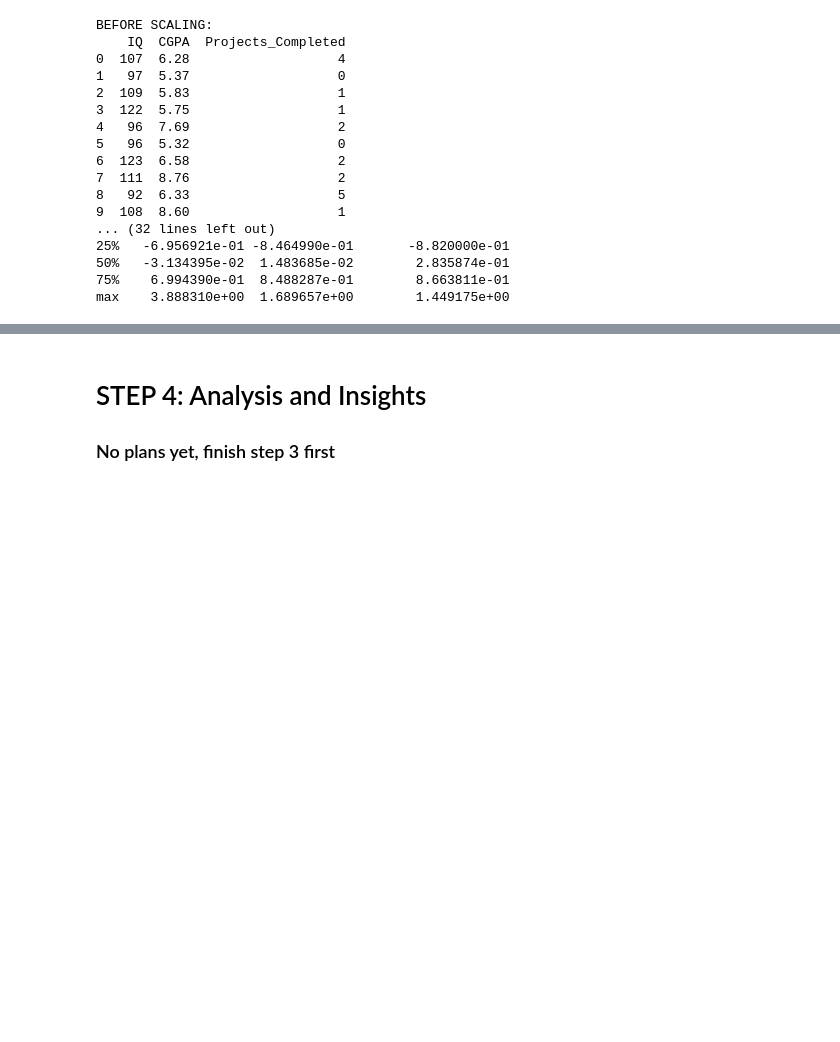
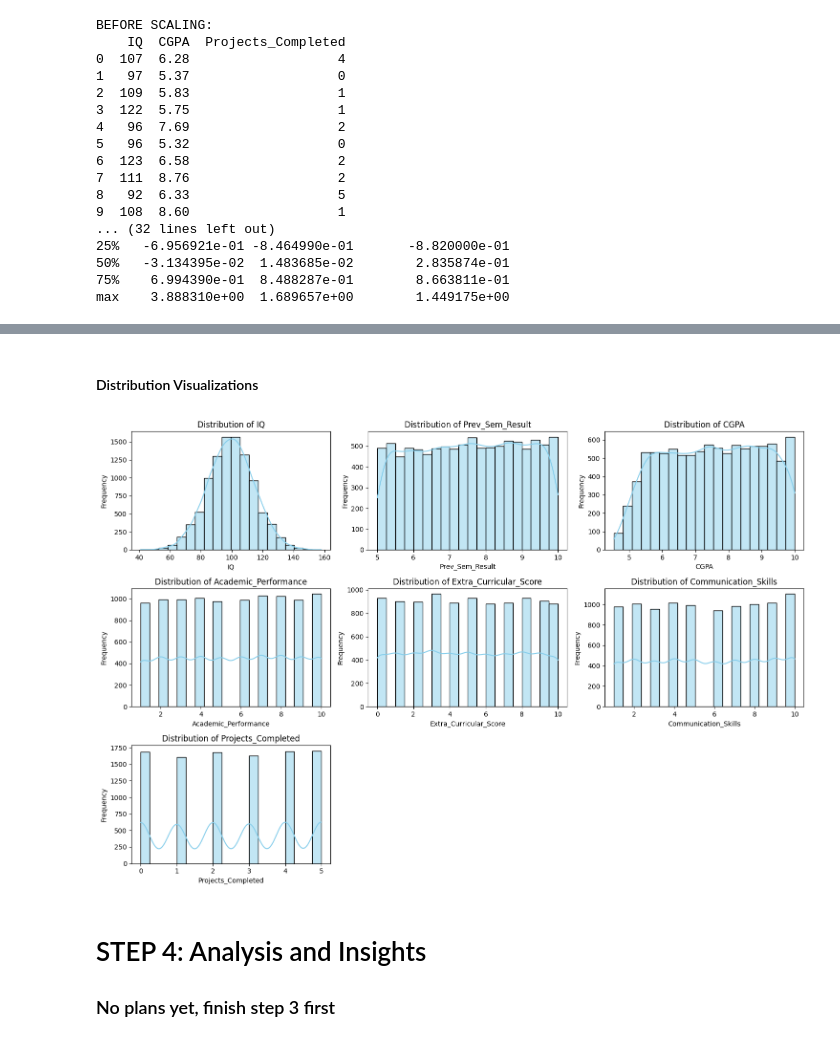
Before and after one commit to SundenJaeger/data-analysis-techniques, a Jupyter notebook: Finals.ipynb, the cells around one changed output, grey strips where cells are left out. Cells and saved outputs as stored; diff of their text form; code cells hidden in the pictures; blank space fills up the shorter version.

```diff
--- a/Finals.ipynb
+++ b/Finals.ipynb
@@ -233,3 +266,27 @@ Status: ❌ MISSING - OPTIONAL
+# %% [markdown]
+#### Distribution Visualizations
+# %%
+
+# --- 6. Distribution Visualizations (Histograms) ---
+# List of numerical columns to analyze
+features_to_plot = ['IQ', 'Prev_Sem_Result', 'CGPA', 'Academic_Performance',
+                    'Extra_Curricular_Score', 'Communication_Skills', 'Projects_Completed']
+
+# Set up the figure size and grid layout
+plt.figure(figsize=(15, 10))
+
+# Loop through each feature and create a subplot
+for i, col in enumerate(features_to_plot, 1):
+    plt.subplot(3, 3, i)
+    sns.histplot(df[col], kde=True, color='skyblue', bins=20)
+    plt.title(f'Distribution of {col}')
+    plt.xlabel(col)
+    plt.ylabel('Frequency')
+
+plt.tight_layout()
+plt.show()
+# %% [output]
+[figure, added]
 # %% [markdown]
 # STEP 4: Analysis and Insights
 
```
Also changed, not shown: parts of 11 cells of this notebook, 1 other file.
